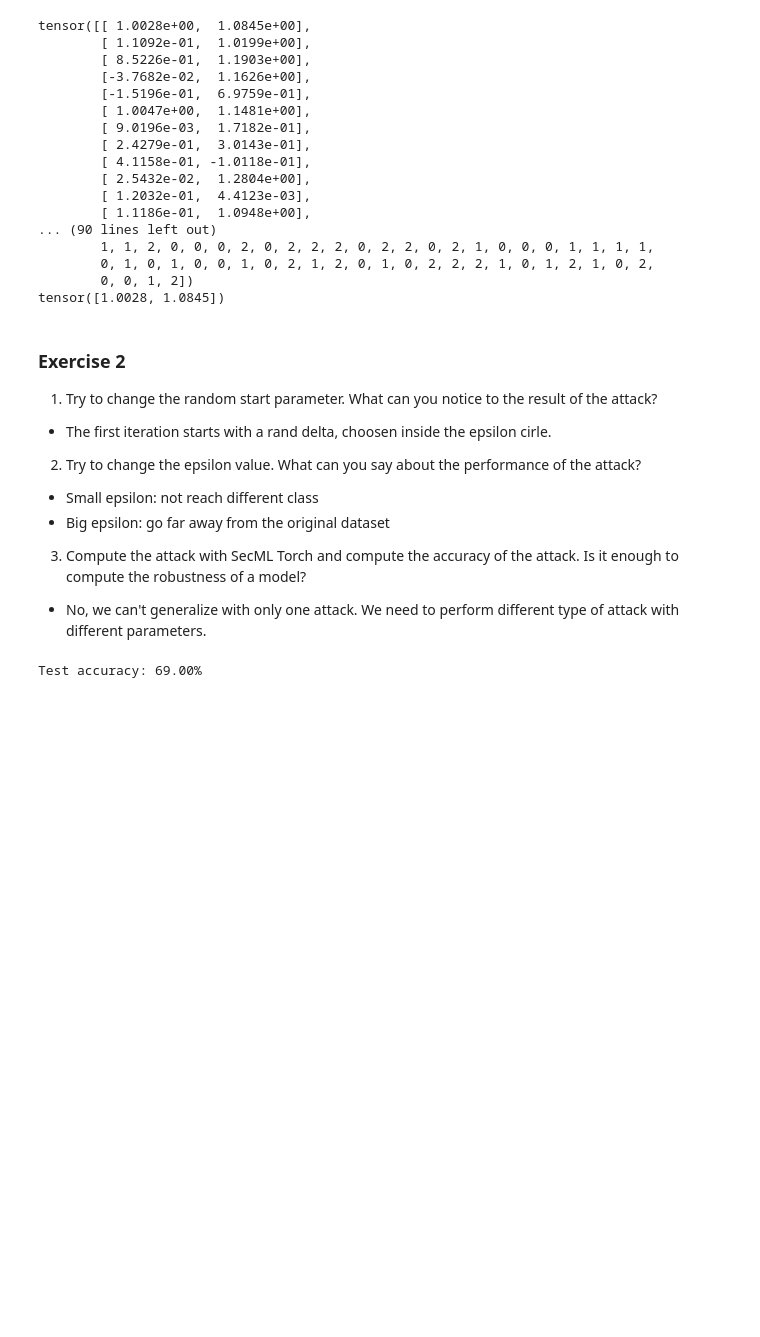
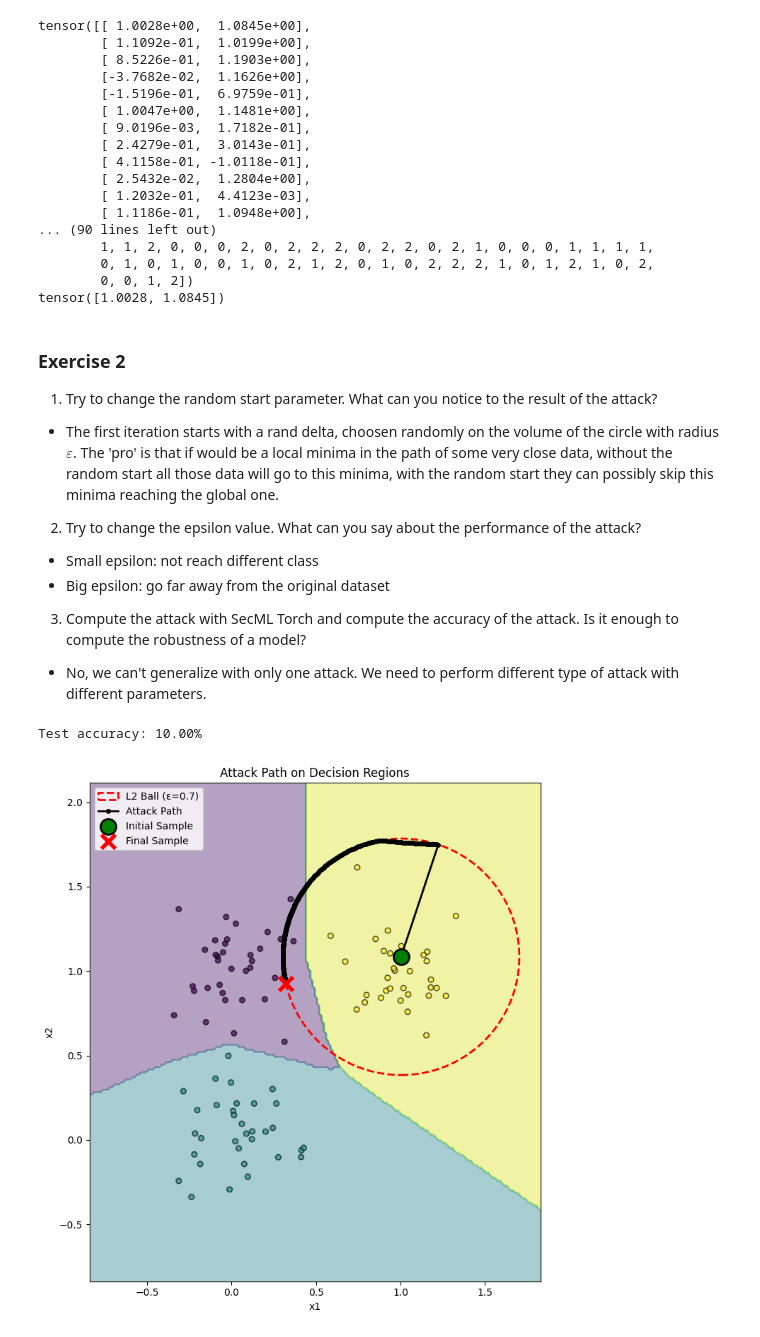
Before and after one commit to MN-UniCode/teaching_material, a Jupyter notebook: 01-Evasion.ipynb, the cells around one changed output. Saved outputs shown, nothing was run; the diff lists cells and outputs as text; code cells hidden in the pictures; blank space fills up the shorter version.

```diff
--- a/01-Evasion.ipynb
+++ b/01-Evasion.ipynb
@@ -415,7 +392,7 @@ from secmlt.adv.backends import Backends
 from secmlt.adv.evasion.perturbation_models import LpPerturbationModels
 from secmlt.adv.evasion.pgd import PGD
 
-epsilon = 0.4
+epsilon = 0.7
 alpha = 1e-2
 num_iter=500
 perturbation_model = LpPerturbationModels.L2
@@ -574,7 +551,7 @@ tensor([1.0028, 1.0845])
 ### Exercise 2
 
 1. Try to change the random start parameter. What can you notice to the result of the attack?
-- The first iteration starts with a rand delta, choosen inside the epsilon cirle.
+- The first iteration starts with a rand delta, choosen randomly on the volume of the circle with radius $\varepsilon$. The 'pro' is that if would be a local minima in the path of some very close data, without the random start all those data will go to this minima, with the random start they can possibly skip this minima reaching the global one.
 2. Try to change the epsilon value. What can you say about the performance of the attack?
 - Small epsilon: not reach different class
 - Big epsilon: go far away from the original dataset
@@ -585,11 +562,12 @@ from secmlt.adv.backends import Backends
 from secmlt.adv.evasion.perturbation_models import LpPerturbationModels
 from secmlt.adv.evasion.pgd import PGD
 
-epsilon = 0.4
+epsilon = 0.7
 alpha = 1e-2
 num_iter=500
 perturbation_model = LpPerturbationModels.L2
 
+new_tracker = Sample2DTracker()
 native_attack = PGD(
     perturbation_model=perturbation_model,
     epsilon=epsilon,
@@ -598,9 +576,11 @@ native_attack = PGD(
     random_start=True,
     y_target=None, # 1 for targeted attack, None for untergeted attack
     backend=Backends.NATIVE,
+    trackers=[new_tracker],
+    ub=3,
+    lb=-3,
 )
 
-result = 0
 '''
 adv_dataloader.dataset[0:10] = (tensor([[0.6494, 0.8971],
                                         [0.5104, 1.0000],
@@ -623,4 +603,8 @@ adv_dataloader = native_attack(secmlt_model, ts_dataloader)
 accuracy = (model(adv_dataloader.dataset[:][0]).argmax(dim=-1) == y_test).float().mean()
 print("Test accuracy: {:.2f}%".format(accuracy.item() * 100))
 # %% [output]
-Test accuracy: 69.00%
+Test accuracy: 10.00%
+# %%
+secmlt_plot_attack_path(secmlt_model.model, X_test, y_test, X_test[0,:], new_tracker.get()[0], epsilon, title="Attack Path on Decision Regions")
+# %% [output]
+[figure, added]
```
Also changed, not shown: parts of 11 cells of this notebook, 1 other file.
